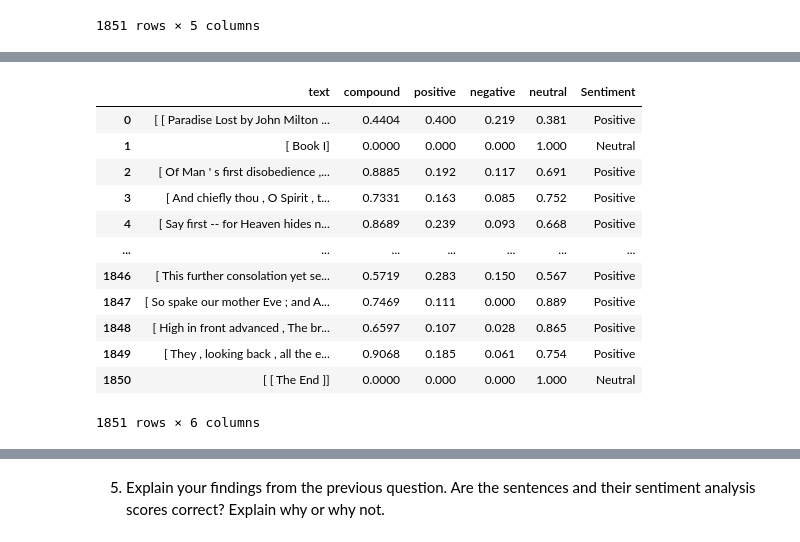
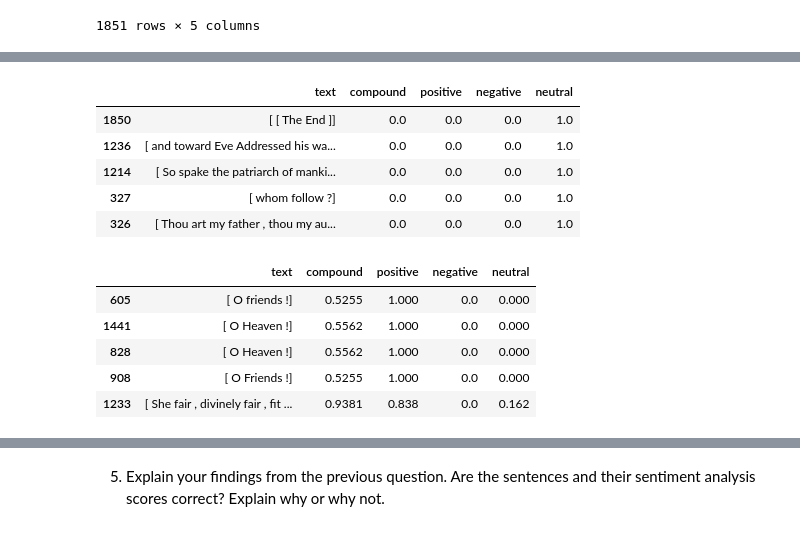
Before and after one commit to Tanishakapoor1990/week-20-repository, a Jupyter notebook: week-20-homework.ipynb, the cells around one changed output, grey strips where cells are left out. Saved outputs shown, nothing was run; the diff lists cells and outputs as text; code cells hidden in the pictures.

```diff
--- a/week-20-homework.ipynb
+++ b/week-20-homework.ipynb
@@ -259,10 +239,3 @@ df
 | 1849 | [ They , looking back , all the e... | 0.9068 | 0.185 | 0.061 | 0.754 |
 | 1850 | [ [ The End ]] | 0.0000 | 0.000 | 0.000 | 1.000 |
 1851 rows × 5 columns
-# %%
-# Converting scores into positive and negetive sentiments using some threshold
-import numpy as np
-df['Sentiment'] = np.where(df['compound']>= 0 , 'Positive','Negative')
-
-
-df.head(50)
@@ -289,18 +242,20 @@ df['Sentiment'].nlargest(5, columns=['negative'], keep='first')
-# %%
-df['Sentiment'] = np.where(df['compound']== 0 , 'Neutral',df['Sentiment'])
-# %%
-df
-# %% [output]
-|  | text | compound | positive | negative | neutral | Sentiment |
-| 0 | [ [ Paradise Lost by John Milton ... | 0.4404 | 0.400 | 0.219 | 0.381 | Positive |
-| 1 | [ Book I] | 0.0000 | 0.000 | 0.000 | 1.000 | Neutral |
-| 2 | [ Of Man ' s first disobedience ,... | 0.8885 | 0.192 | 0.117 | 0.691 | Positive |
-| 3 | [ And chiefly thou , O Spirit , t... | 0.7331 | 0.163 | 0.085 | 0.752 | Positive |
-| 4 | [ Say first -- for Heaven hides n... | 0.8689 | 0.239 | 0.093 | 0.668 | Positive |
-| ... | ... | ... | ... | ... | ... | ... |
-| 1846 | [ This further consolation yet se... | 0.5719 | 0.283 | 0.150 | 0.567 | Positive |
-| 1847 | [ So spake our mother Eve ; and A... | 0.7469 | 0.111 | 0.000 | 0.889 | Positive |
-| 1848 | [ High in front advanced , The br... | 0.6597 | 0.107 | 0.028 | 0.865 | Positive |
-| 1849 | [ They , looking back , all the e... | 0.9068 | 0.185 | 0.061 | 0.754 | Positive |
-| 1850 | [ [ The End ]] | 0.0000 | 0.000 | 0.000 | 1.000 | Neutral |
-1851 rows × 6 columns
+# %%
+# Top 5 neutral sentences:
+df.sort_values(by= ['neutral'],ascending=False)[:5]
+# %% [output]
+|  | text | compound | positive | negative | neutral |
+| 1850 | [ [ The End ]] | 0.0 | 0.0 | 0.0 | 1.0 |
+| 1236 | [ and toward Eve Addressed his wa... | 0.0 | 0.0 | 0.0 | 1.0 |
+| 1214 | [ So spake the patriarch of manki... | 0.0 | 0.0 | 0.0 | 1.0 |
+| 327 | [ whom follow ?] | 0.0 | 0.0 | 0.0 | 1.0 |
+| 326 | [ Thou art my father , thou my au... | 0.0 | 0.0 | 0.0 | 1.0 |
+# %%
+# Top 5 positive lines:
+df.sort_values(by= ['positive'],ascending=False)[:5]
+# %% [output]
+|  | text | compound | positive | negative | neutral |
+| 605 | [ O friends !] | 0.5255 | 1.000 | 0.0 | 0.000 |
+| 1441 | [ O Heaven !] | 0.5562 | 1.000 | 0.0 | 0.000 |
+| 828 | [ O Heaven !] | 0.5562 | 1.000 | 0.0 | 0.000 |
+| 908 | [ O Friends !] | 0.5255 | 1.000 | 0.0 | 0.000 |
+| 1233 | [ She fair , divinely fair , fit ... | 0.9381 | 0.838 | 0.0 | 0.162 |
```
Also changed, not shown: parts of 13 cells of this notebook.
